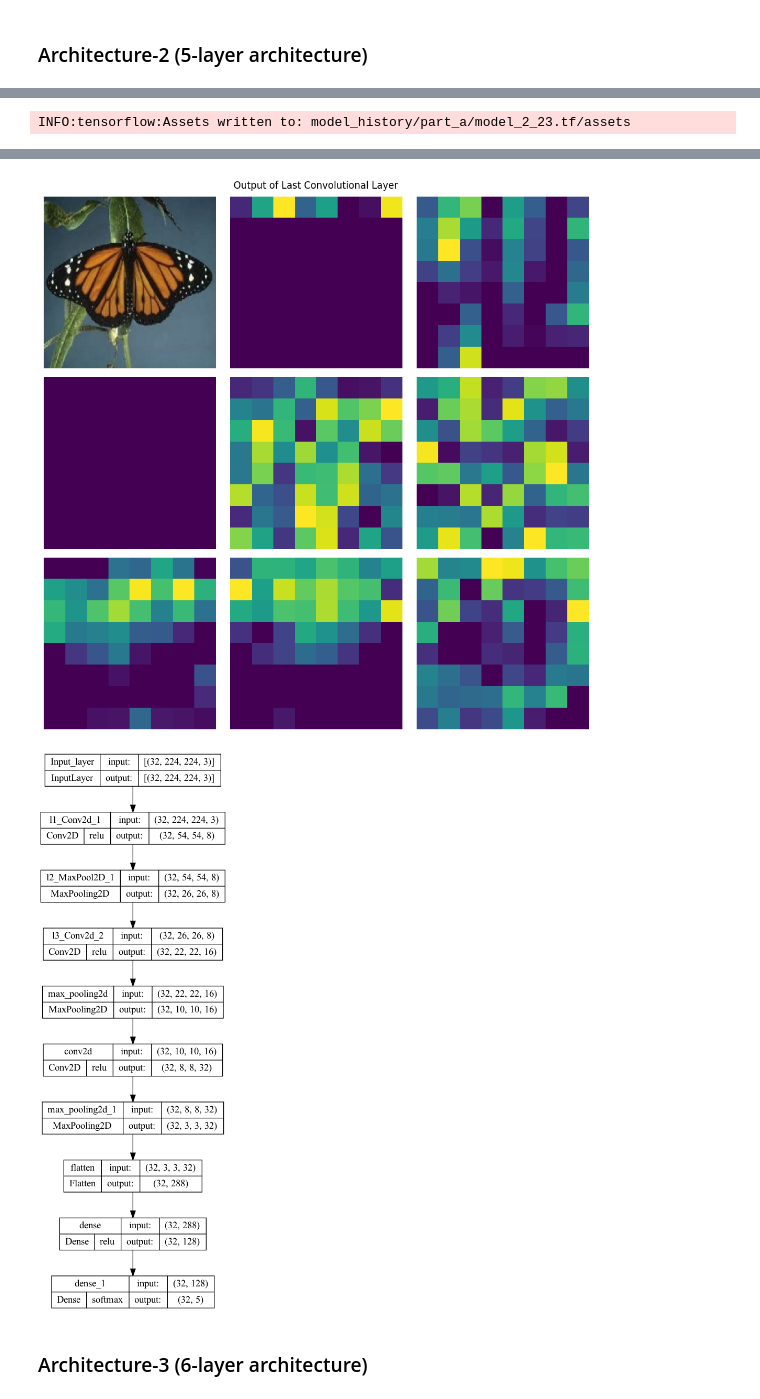
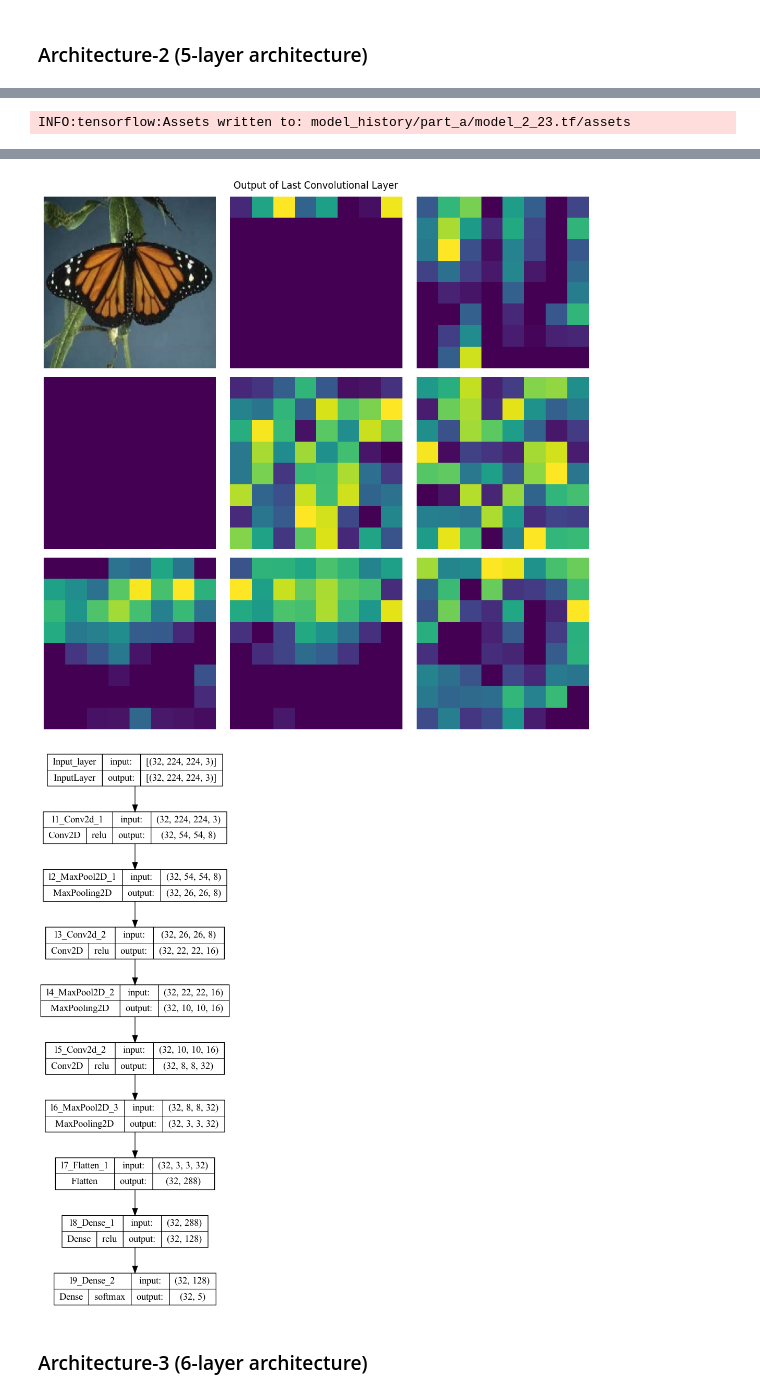
Before and after one commit to yashgupta1299/Object-Insight, a Jupyter notebook: a.ipynb, the cells around one changed output, grey strips where cells are left out. Saved outputs shown, nothing was run; the diff lists cells and outputs as text; code cells hidden in the pictures.

```diff
--- a/a.ipynb
+++ b/a.ipynb
@@ -166,5 +168,5 @@ class names are ['brain', 'butterfly', 'ewer', 'helicopter', 'ketch']
 # %%
-img1, label1 = None, None
+imgArr, labelArr = [], []
 
 fig,ax = plt.subplots(3,3, figsize=(10,10))
 ax = ax.reshape(-1)
@@ -172,8 +174,9 @@ c=0
 for image, label in train_ds.unbatch():
   ind = label.numpy().argmax()
   if((c%5)==ind):
-    if(c==1):
-      img1, label1 = image, class_names[ind]
+    if(c<=5):
+      imgArr.append(image)
+      labelArr.append(class_names[ind])
     ax[c].imshow(image.numpy().astype("uint8"))
     ax[c].set_title(class_names[ind])
     ax[c].axis("off")
@@ -280,13 +283,13 @@ def showResults(model, history):
     # plottingModel(model)
     makingPredictionWithCM(model)
 
-def plotting_output(outp, title, shift = 0):
+def plotting_output(outp, original_Image, title, shift = 0):
     fig, ax = plt.subplots(3,3, figsize=(10,10))
     ax = ax.reshape(-1)
     ax = ax.reshape(-1)
     for i in range(9):
         if(i==0):
-            ax[i].imshow(img1.numpy().astype("uint8"))
+            ax[i].imshow(original_Image.numpy().astype("uint8"))
         else:
             channel = outp[0, :, :, i-1+shift]
             ax[i].imshow(channel.numpy().astype("uint8"))
@@ -462,15 +465,15 @@ class CNN_II(Model):
         self.l2 = keras.layers.MaxPool2D(pool_size=3, strides=2, name="l2_MaxPool2D_1")
 
         self.l3 = keras.layers.Conv2D(filters=16, kernel_size=5, strides=1, activation="relu", kernel_initializer=initializer_2, name="l3_Conv2d_2")
-        self.l4 = keras.layers.MaxPool2D(pool_size=3, strides=2)
+        self.l4 = keras.layers.MaxPool2D(pool_size=3, strides=2, name="l4_MaxPool2D_2")
 
-        self.l5 = keras.layers.Conv2D(filters=32, kernel_size=3, strides=1, activation="relu", kernel_initializer=initializer_3)
-        self.l6 = keras.layers.MaxPool2D(pool_size=3, strides=2)
+        self.l5 = keras.layers.Conv2D(filters=32, kernel_size=3, strides=1, activation="relu", kernel_initializer=initializer_3, name="l5_Conv2d_2")
+        self.l6 = keras.layers.MaxPool2D(pool_size=3, strides=2, name="l6_MaxPool2D_3")
 
-        self.l7 = keras.layers.Flatten()
-        self.l8 = keras.layers.Dense(128, activation="relu", kernel_initializer=initializer_4)
+        self.l7 = keras.layers.Flatten(name="l7_Flatten_1")
+        self.l8 = keras.layers.Dense(128, activation="relu", kernel_initializer=initializer_4, name='l8_Dense_1')
 
-        self.out = keras.layers.Dense(5, activation="softmax", kernel_initializer=initializer_5)
+        self.out = keras.layers.Dense(5, activation="softmax", kernel_initializer=initializer_5, name='l9_Dense_2')
 
     def intermediate_output(self, my_input):
         x = self.inp(my_input)
@@ -543,10 +546,10 @@ history_2 = model_2.fit(train_data,
 df_history_2 = pd.DataFrame(history_2.history)
 showResults(model_2, df_history_2)
 
-y1, y2, y3 = model_2.intermediate_output(tf.expand_dims(img1, axis=0))
-plotting_output(y1, 'Output of First Convolutional Layer', 0)
-plotting_output(y2, 'Output of Second Convolutional Layer', 4)
-plotting_output(y3, 'Output of Last Convolutional Layer', 8)
+y1, y2, y3 = model_2.intermediate_output(tf.expand_dims(imgArr[1], axis=0))
+plotting_output(y1, imgArr[1], 'Output of First Convolutional Layer', 0)
+plotting_output(y2, imgArr[1], 'Output of Second Convolutional Layer', 4)
+plotting_output(y3, imgArr[1], 'Output of Last Convolutional Layer', 8)
 
 plot_model(model_2.build_graph(),to_file=f'model_images/model.png', show_shapes=True, show_layer_activations=True, expand_nested=True)
 # %% [output]
@@ -584,8 +587,8 @@ Test Accuracy for model: 80.00%
 [figure]
 [figure]
 [figure]
 [figure]
-[figure, old version]
+[figure, new version]
 # %% [markdown]
 ### Architecture-3   (6-layer architecture)
 # %%
```
Also changed, not shown: parts of 10 cells of this notebook, 9 other files.
